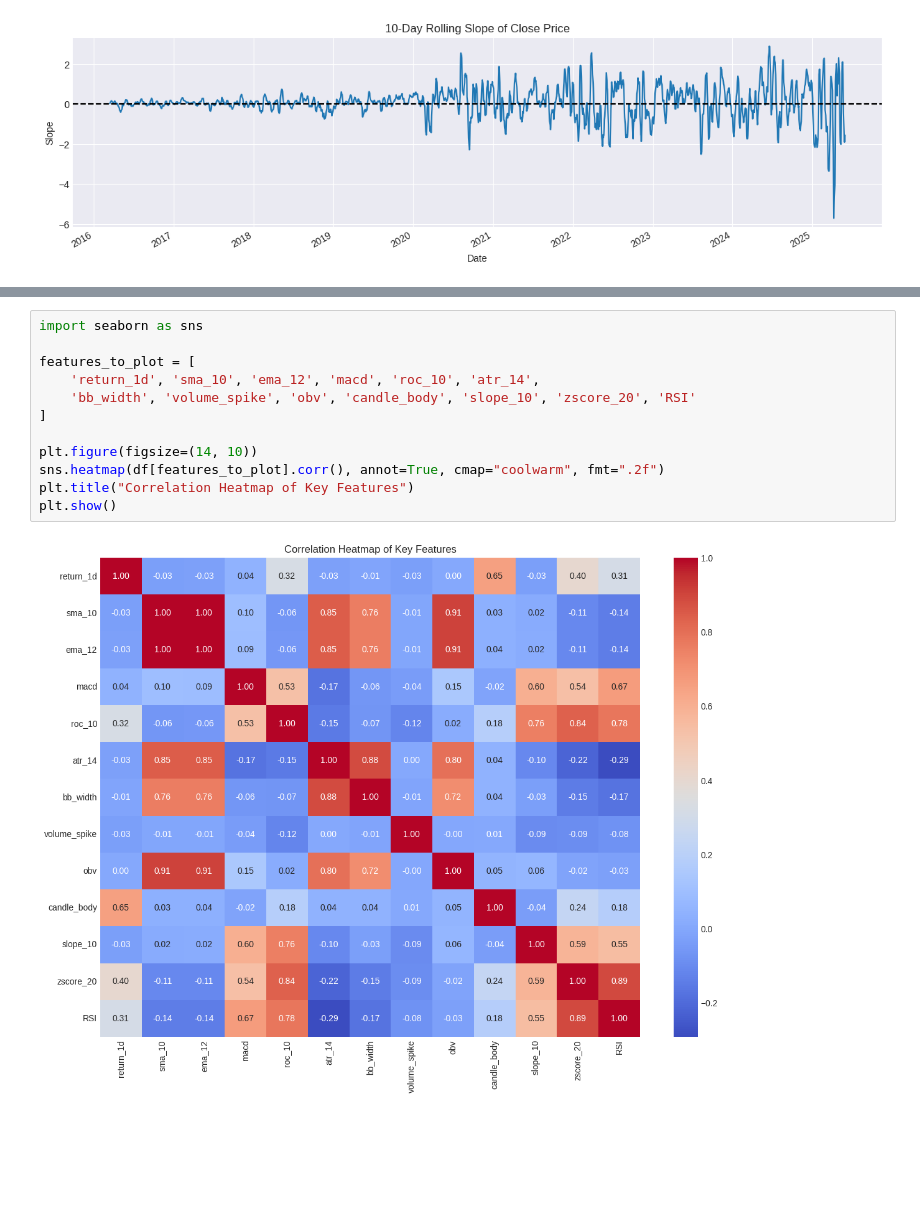
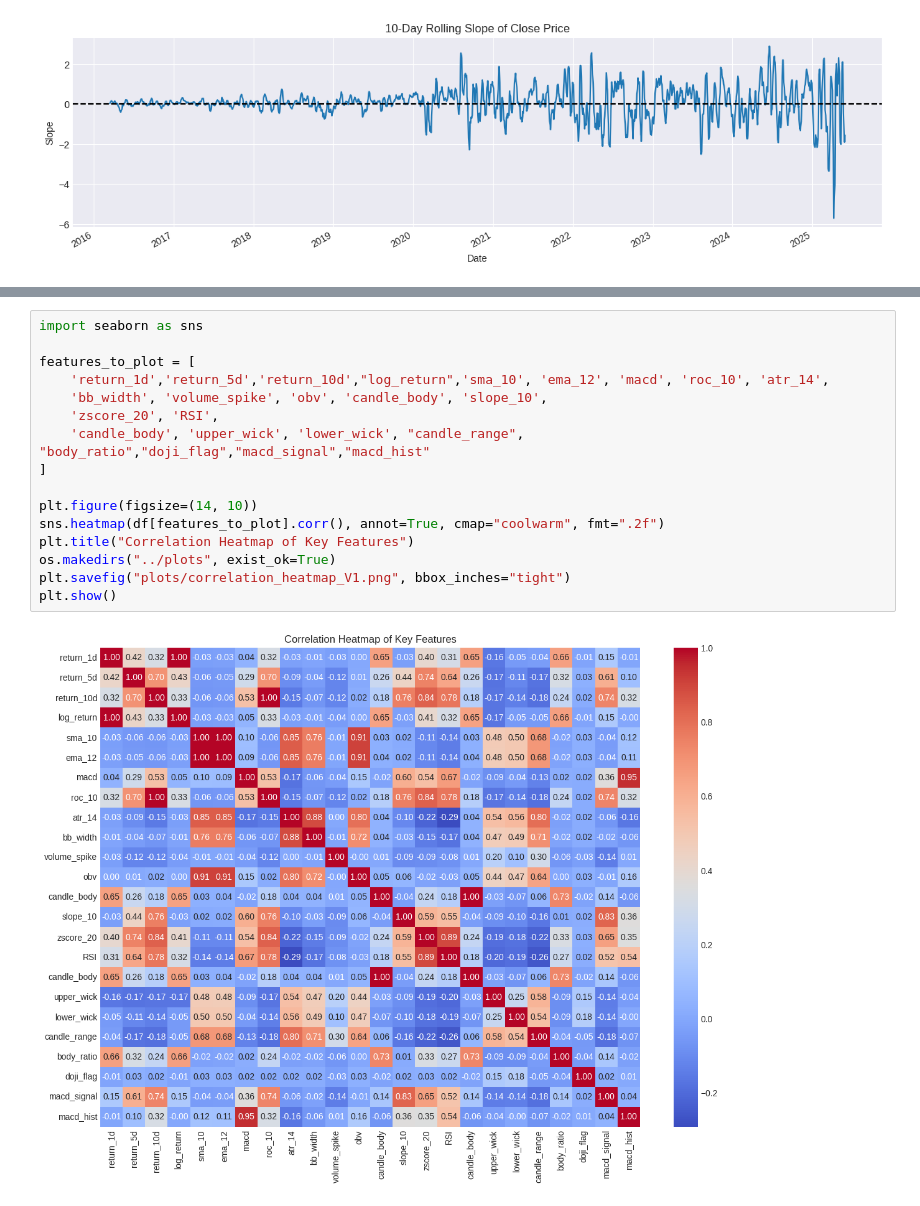
Before and after one commit to HRSMalik/OHLCV-stock-pred, a Jupyter notebook: notebooks/feature_e.ipynb, the cells around one changed output, grey strips where cells are left out. Cells and saved outputs as stored; diff of their text form; blank space fills up the shorter version.

```diff
--- a/notebooks/feature_e.ipynb
+++ b/notebooks/feature_e.ipynb
@@ -195,15 +195,19 @@ plt.show()
 # %%
 import seaborn as sns
 
 features_to_plot = [
-    'return_1d', 'sma_10', 'ema_12', 'macd', 'roc_10', 'atr_14',
-    'bb_width', 'volume_spike', 'obv', 'candle_body', 'slope_10', 'zscore_20', 'RSI'
+    'return_1d','return_5d','return_10d',"log_return",'sma_10', 'ema_12', 'macd', 'roc_10', 'atr_14',
+    'bb_width', 'volume_spike', 'obv', 'candle_body', 'slope_10',
+    'zscore_20', 'RSI',
+    'candle_body', 'upper_wick', 'lower_wick', "candle_range", "body_ratio","doji_flag","macd_signal","macd_hist"
 ]
 
 plt.figure(figsize=(14, 10))
 sns.heatmap(df[features_to_plot].corr(), annot=True, cmap="coolwarm", fmt=".2f")
 plt.title("Correlation Heatmap of Key Features")
+os.makedirs("../plots", exist_ok=True)
+plt.savefig("plots/correlation_heatmap_V1.png", bbox_inches="tight")
 plt.show()
 # %% [output]
-[figure, old version]
+[figure, new version]
 # %%
```
Also changed, not shown: parts of 4 cells of this notebook, 3 other files.
